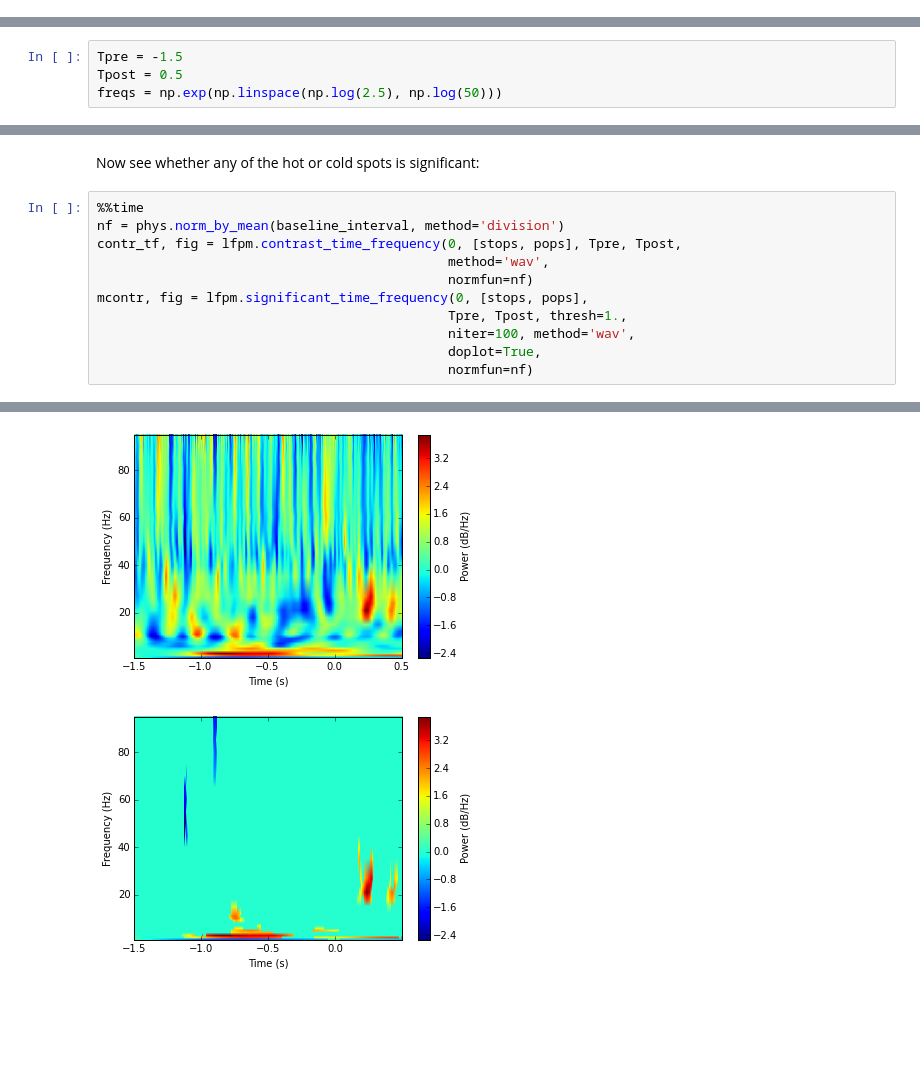
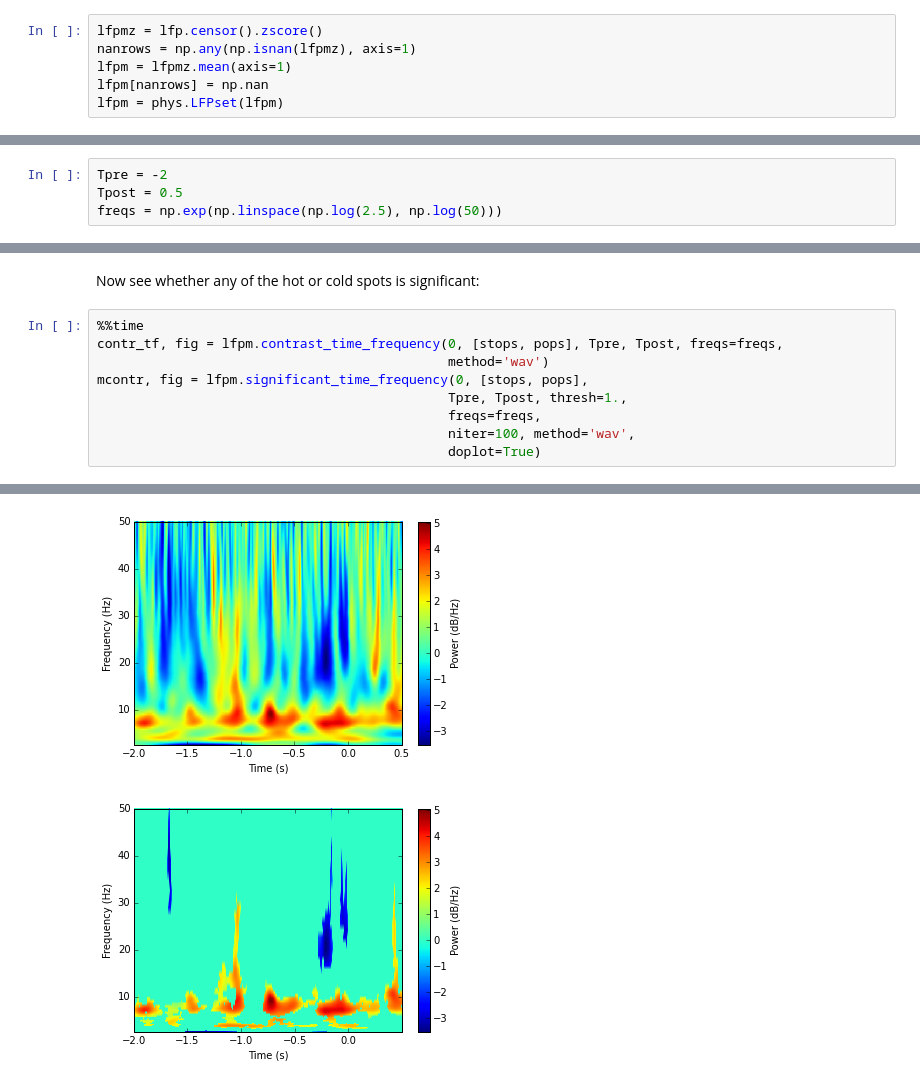
Before and after one commit to jmxpearson/hephys, a Jupyter notebook: bartc/time_frequency_mean_across_channels.ipynb, the cells around one changed output, grey strips where cells are left out. Cells and saved outputs as stored; diff of their text form; blank space fills up the shorter version.

Commit message:
fixed analysis of mean lfp across channels
expanded baseline interval
got rid of normalization for contrasts (since it's relative between
conditions)

```diff
--- a/bartc/time_frequency_mean_across_channels.ipynb
+++ b/bartc/time_frequency_mean_across_channels.ipynb
@@ -28,3 +26,9 @@ lfpm = phys.LFPset(lfp.censor().zscore().mean(axis=1))
+# %%
+lfpmz = lfp.censor().zscore()
+nanrows = np.any(np.isnan(lfpmz), axis=1)
+lfpm = lfpmz.mean(axis=1)
+lfpm[nanrows] = np.nan
+lfpm = phys.LFPset(lfpm)
 # %% [markdown]
 Get some example events from a behavioral task, the Balloon Analogue Risk Task (BART):
 # %%
@@ -37,7 +41,7 @@ pops = evt['popped'].dropna()
 # %% [markdown]
 We'll look at a window that begins 1.5 seconds before the event and ends half a second after.
 # %%
-Tpre = -1.5
+Tpre = -2
 Tpost = 0.5
 freqs = np.exp(np.linspace(np.log(2.5), np.log(50)))
 # %%
@@ -93,13 +97,11 @@ plot_diff_map(neg, taxis, faxis)
 Now see whether any of the hot or cold spots is significant:
 # %%
 %%time
-nf = phys.norm_by_mean(baseline_interval, method='division')
-contr_tf, fig = lfpm.contrast_time_frequency(0, [stops, pops], Tpre, Tpost,
-                                             method='wav',
-                                             normfun=nf)
+contr_tf, fig = lfpm.contrast_time_frequency(0, [stops, pops], Tpre, Tpost, freqs=freqs,
+                                             method='wav')
 mcontr, fig = lfpm.significant_time_frequency(0, [stops, pops],
                                              Tpre, Tpost, thresh=1.,
+                                             freqs=freqs,
                                              niter=100, method='wav',
-                                             doplot=True,
-                                             normfun=nf)
+                                             doplot=True)
 # %% [output]
@@ -108,2 +110,2 @@ Wall time: 3min 6s
-[figure, old version]
+[figure, new version]
-[figure, old version]
+[figure, new version]
```
Also changed, not shown: parts of 7 cells of this notebook.
